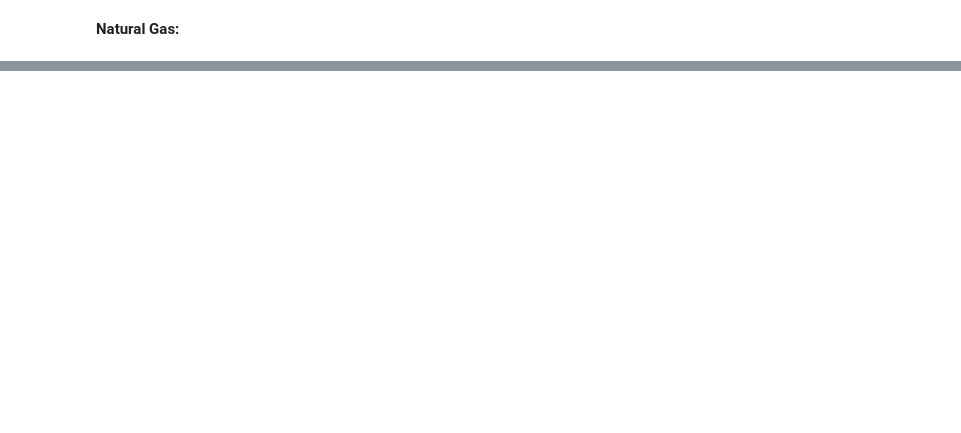
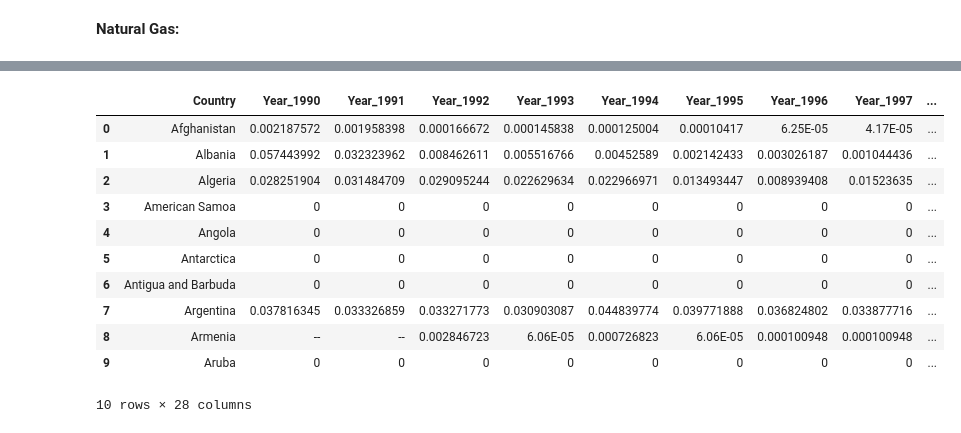
Before and after one commit to mkung8889/etl_project, a Jupyter notebook: etl_code.ipynb, the cells around one changed output, grey strips where cells are left out. Saved outputs shown, nothing was run; the diff lists cells and outputs as text; code cells hidden in the pictures; blank space fills up the shorter version.

```diff
--- a/etl_code.ipynb
+++ b/etl_code.ipynb
@@ -153,0 +214,5 @@ Natural_Gas_Consumption_EIA_df.to_sql(name='EnergyConsumptionEIA', con=engine, i
+# %%
+# EIA data
+EIA_coal ="Resources/EIA_International_Data.csv"
+EIA_coal_data = pd.read_csv(EIA_coal)
+EIA_coal_data.head()
@@ -153,0 +283,59 @@ Natural_Gas_Consumption_EIA_df.to_sql(name='EnergyConsumptionEIA', con=engine, i
+# %%
+# EIA Data Transformation
+
+# 1) Rename/Organize Columns (years / floattypes)
+coal_rename = EIA_coal_data.rename(columns={
+    'Unnamed: 0' : 'Country',
+    '1990' : 'Year_1990',
+    '1991' : 'Year_1991',
+    '1992' : 'Year_1992',
+    '1993' : 'Year_1993',
+    '1994' : 'Year_1994',
+    '1995' : 'Year_1995',
+    '1996' : 'Year_1996',
+    '1997' : 'Year_1997',
+    '1998' : 'Year_1998',
+    '1999' : 'Year_1999',
+    '2000' : 'Year_2000',
+    '2001' : 'Year_2001',
+    '2002' : 'Year_2002',
+    '2003' : 'Year_2003',
+    '2004' : 'Year_2004',
+    '2005' : 'Year_2005',
+    '2006' : 'Year_2006',
+    '2007' : 'Year_2007',
+    '2008' : 'Year_2008',
+    '2009' : 'Year_2009',
+    '2010' : 'Year_2010',
+    '2011' : 'Year_2011',
+    '2012' : 'Year_2012',
+    '2013' : 'Year_2013',
+    '2014' : 'Year_2014',
+    '2015' : 'Year_2015',
+    '2016' : 'Year_2016'
+
+})
+coal_rename
+
+
+# 2) Drop Unnecessary COLUMNS (Quad Btu)
+coal_drop = coal_rename.drop(columns={"Unnamed: 1"})
+#coal_drop.reset_index=()
+#coal_drop
+
+# 3) Rename/Print new DataFrame
+EIA_coal_consumption_df = coal_drop.dropna()
+EIA_coal_consumption_df.head(10)
+# %% [output]
+|  | Country | Year_1990 | Year_1991 | Year_1992 | Year_1993 | Year_1994 | Year_1995 | Year_1996 | Year_1997 | ... |
+| 0 | Afghanistan | 0.002187572 | 0.001958398 | 0.000166672 | 0.000145838 | 0.000125004 | 0.00010417 | 6.25E-05 | 4.17E-05 | ... |
+| 1 | Albania | 0.057443992 | 0.032323962 | 0.008462611 | 0.005516766 | 0.00452589 | 0.002142433 | 0.003026187 | 0.001044436 | ... |
+| 2 | Algeria | 0.028251904 | 0.031484709 | 0.029095244 | 0.022629634 | 0.022966971 | 0.013493447 | 0.008939408 | 0.01523635 | ... |
+| 3 | American Samoa | 0 | 0 | 0 | 0 | 0 | 0 | 0 | 0 | ... |
+| 4 | Angola | 0 | 0 | 0 | 0 | 0 | 0 | 0 | 0 | ... |
+| 5 | Antarctica | 0 | 0 | 0 | 0 | 0 | 0 | 0 | 0 | ... |
+| 6 | Antigua and Barbuda | 0 | 0 | 0 | 0 | 0 | 0 | 0 | 0 | ... |
+| 7 | Argentina | 0.037816345 | 0.033326859 | 0.033271773 | 0.030903087 | 0.044839774 | 0.039771888 | 0.036824802 | 0.033877716 | ... |
+| 8 | Armenia | -- | -- | 0.002846723 | 6.06E-05 | 0.000726823 | 6.06E-05 | 0.000100948 | 0.000100948 | ... |
+| 9 | Aruba | 0 | 0 | 0 | 0 | 0 | 0 | 0 | 0 | ... |
+10 rows × 28 columns
```
Also changed, not shown: parts of 25 cells of this notebook, 1 other file.
